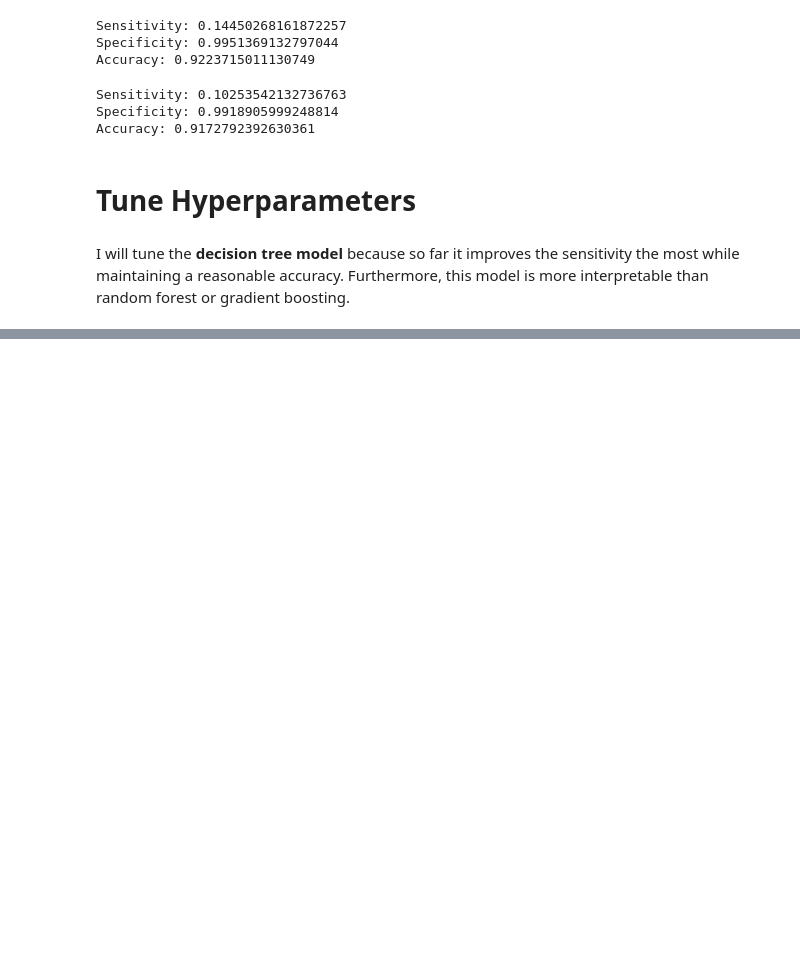
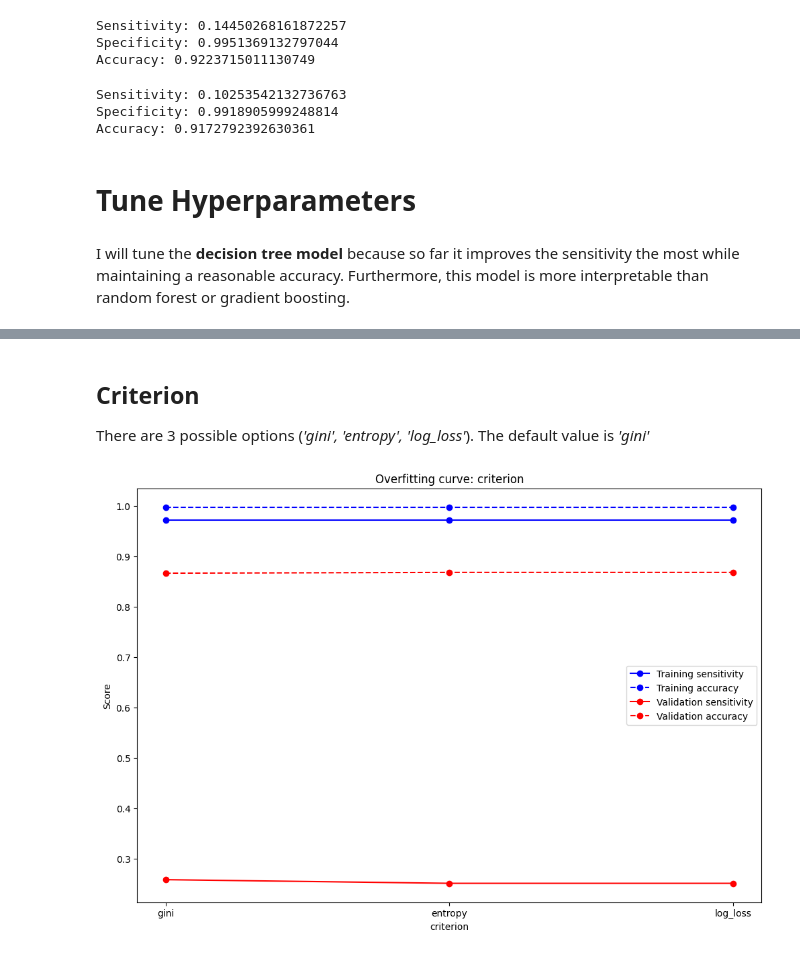
Before and after one commit to ptuan5/jovian-classical-ml, a Jupyter notebook: machine_learning_tuan_nguyen.ipynb, the cells around one changed output, grey strips where cells are left out. Saved outputs shown, nothing was run; the diff lists cells and outputs as text; code cells hidden in the pictures; blank space fills up the shorter version.

```diff
--- a/machine_learning_tuan_nguyen.ipynb
+++ b/machine_learning_tuan_nguyen.ipynb
@@ -415,0 +423,38 @@ I will tune the **decision tree model** because so far it improves the sensitivi
+# %%
+best_params = {
+    'random_state': 15,
+}
+# %%
+def test_params(param_name, param_values, **other_params):
+  train_sensitivity, train_accuracy, val_sensitivity, val_accuracy = [], [], [], []
+  for value in param_values:
+    params = dict(other_params)
+    params[param_name] = value
+
+    model = DecisionTreeClassifier(**params).fit(X_train, train_targets)
+
+    train_sen, train_spec, train_acc = evaluate_model(train_targets, model.predict(X_train), return_score=True)
+    val_sen, val_spec, val_acc = evaluate_model(val_targets, model.predict(X_val), return_score=True)
+
+    train_sensitivity.append(train_sen)
+    train_accuracy.append(train_acc)
+    val_sensitivity.append(val_sen)
+    val_accuracy.append(val_acc)
+
+  plt.figure(figsize = (12,8))
+  plt.plot(param_values, train_sensitivity, 'b-o')
+  plt.plot(param_values, train_accuracy, 'b--o')
+  plt.plot(param_values, val_sensitivity, 'r-o')
+  plt.plot(param_values, val_accuracy, 'r--o')
+  plt.xlabel(param_name)
+  plt.ylabel('Score')
+  plt.title('Overfitting curve: ' + param_name)
+  plt.legend(['Training sensitivity', 'Training accuracy', 'Validation sensitivity', 'Validation accuracy'])
+# %% [markdown]
+## Criterion
+
+There are 3 possible options (*'gini', 'entropy', 'log_loss'*). The default value is *'gini'*
+# %%
+test_params('criterion', ['gini', 'entropy', 'log_loss'], **best_params)
+# %% [output]
+[figure, added]
```
Also changed, not shown: parts of 7 cells of this notebook.
